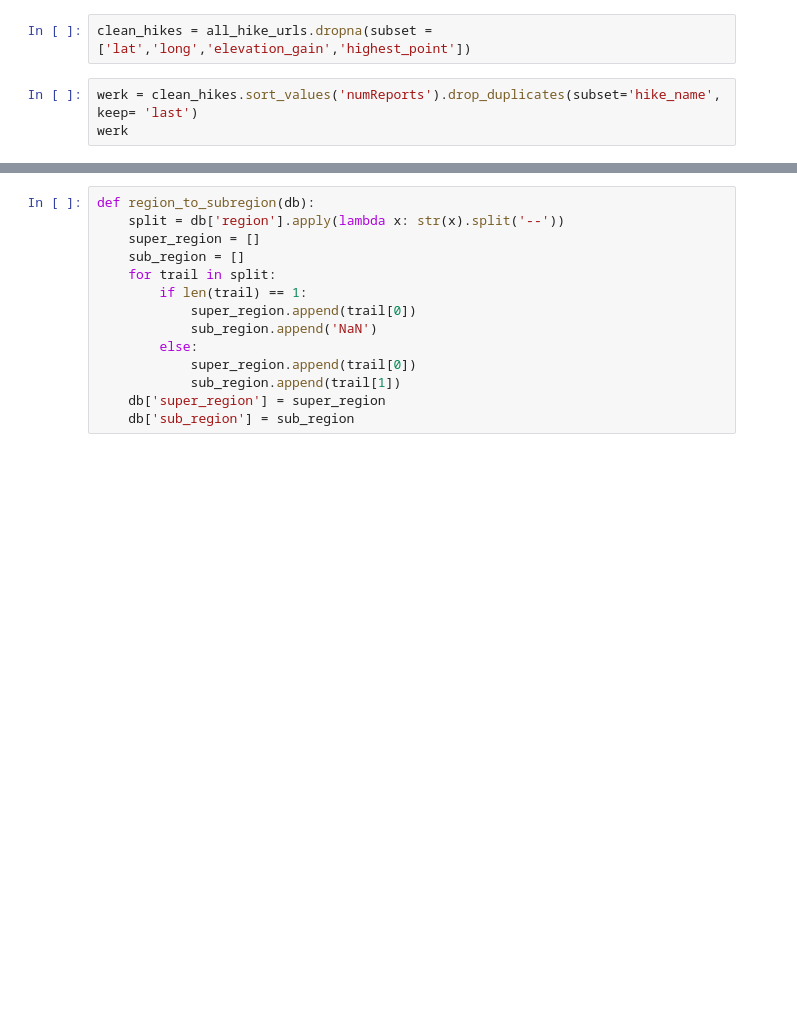
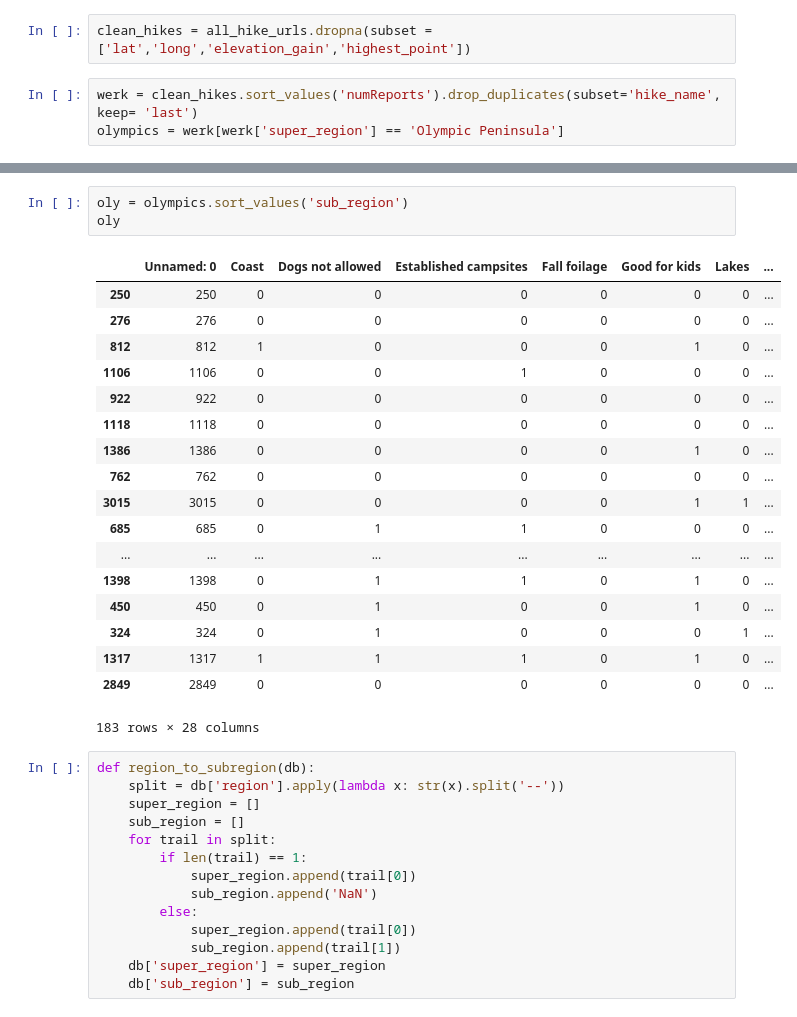
Before and after one commit to huddlestona/Trail_Report, a Jupyter notebook: Test_Cleaning_TrailData.ipynb, the cells around one changed output, grey strips where cells are left out. Cells and saved outputs as stored; diff of their text form; blank space fills up the shorter version.

Commit message:
distance from med good - series slice

```diff
--- a/Test_Cleaning_TrailData.ipynb
+++ b/Test_Cleaning_TrailData.ipynb
@@ -66,4 +66,4 @@ blanks
 clean_hikes = all_hike_urls.dropna(subset = ['lat','long','elevation_gain','highest_point'])
 # %%
 werk = clean_hikes.sort_values('numReports').drop_duplicates(subset='hike_name', keep= 'last')
-werk
+olympics = werk[werk['super_region'] == 'Olympic Peninsula']
@@ -89,3 +102,25 @@ werk
+# %%
+oly = olympics.sort_values('sub_region')
+oly
+# %% [output]
+|  | Unnamed: 0 | Coast | Dogs not allowed | Established campsites | Fall foilage | Good for kids | Lakes | ... |
+| 250 | 250 | 0 | 0 | 0 | 0 | 0 | 0 | ... |
+| 276 | 276 | 0 | 0 | 0 | 0 | 0 | 0 | ... |
+| 812 | 812 | 1 | 0 | 0 | 0 | 1 | 0 | ... |
+| 1106 | 1106 | 0 | 0 | 1 | 0 | 0 | 0 | ... |
+| 922 | 922 | 0 | 0 | 0 | 0 | 0 | 0 | ... |
+| 1118 | 1118 | 0 | 0 | 0 | 0 | 0 | 0 | ... |
+| 1386 | 1386 | 0 | 0 | 0 | 0 | 1 | 0 | ... |
+| 762 | 762 | 0 | 0 | 0 | 0 | 0 | 0 | ... |
+| 3015 | 3015 | 0 | 0 | 0 | 0 | 1 | 1 | ... |
+| 685 | 685 | 0 | 1 | 1 | 0 | 0 | 0 | ... |
+| ... | ... | ... | ... | ... | ... | ... | ... | ... |
+| 1398 | 1398 | 0 | 1 | 1 | 0 | 1 | 0 | ... |
+| 450 | 450 | 0 | 1 | 0 | 0 | 1 | 0 | ... |
+| 324 | 324 | 0 | 1 | 0 | 0 | 0 | 1 | ... |
+| 1317 | 1317 | 1 | 1 | 1 | 0 | 1 | 0 | ... |
+| 2849 | 2849 | 0 | 0 | 0 | 0 | 0 | 0 | ... |
+183 rows × 28 columns
 # %%
 def region_to_subregion(db):
     split = db['region'].apply(lambda x: str(x).split('--'))
```
Also changed, not shown: parts of 12 cells of this notebook.
